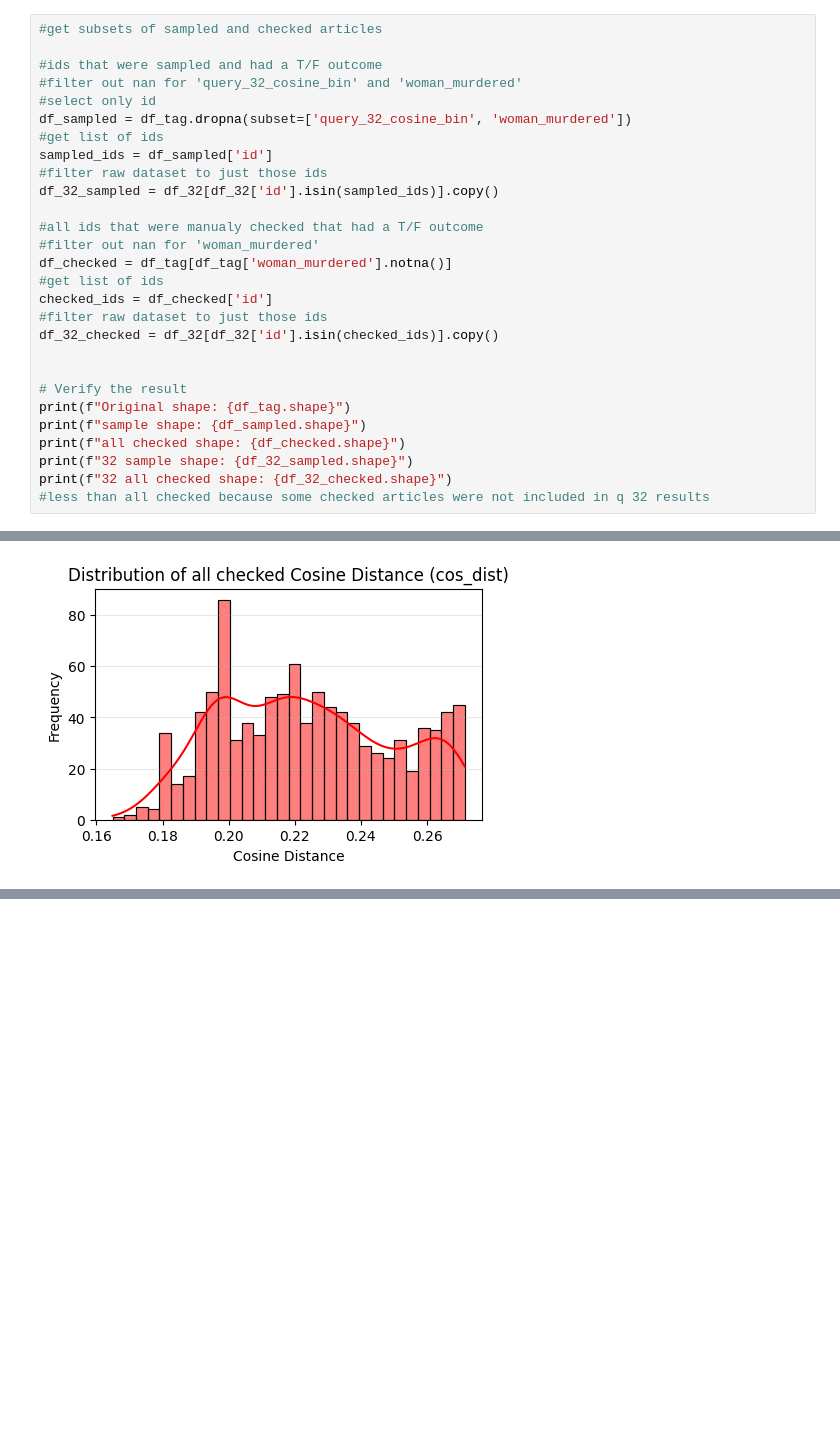
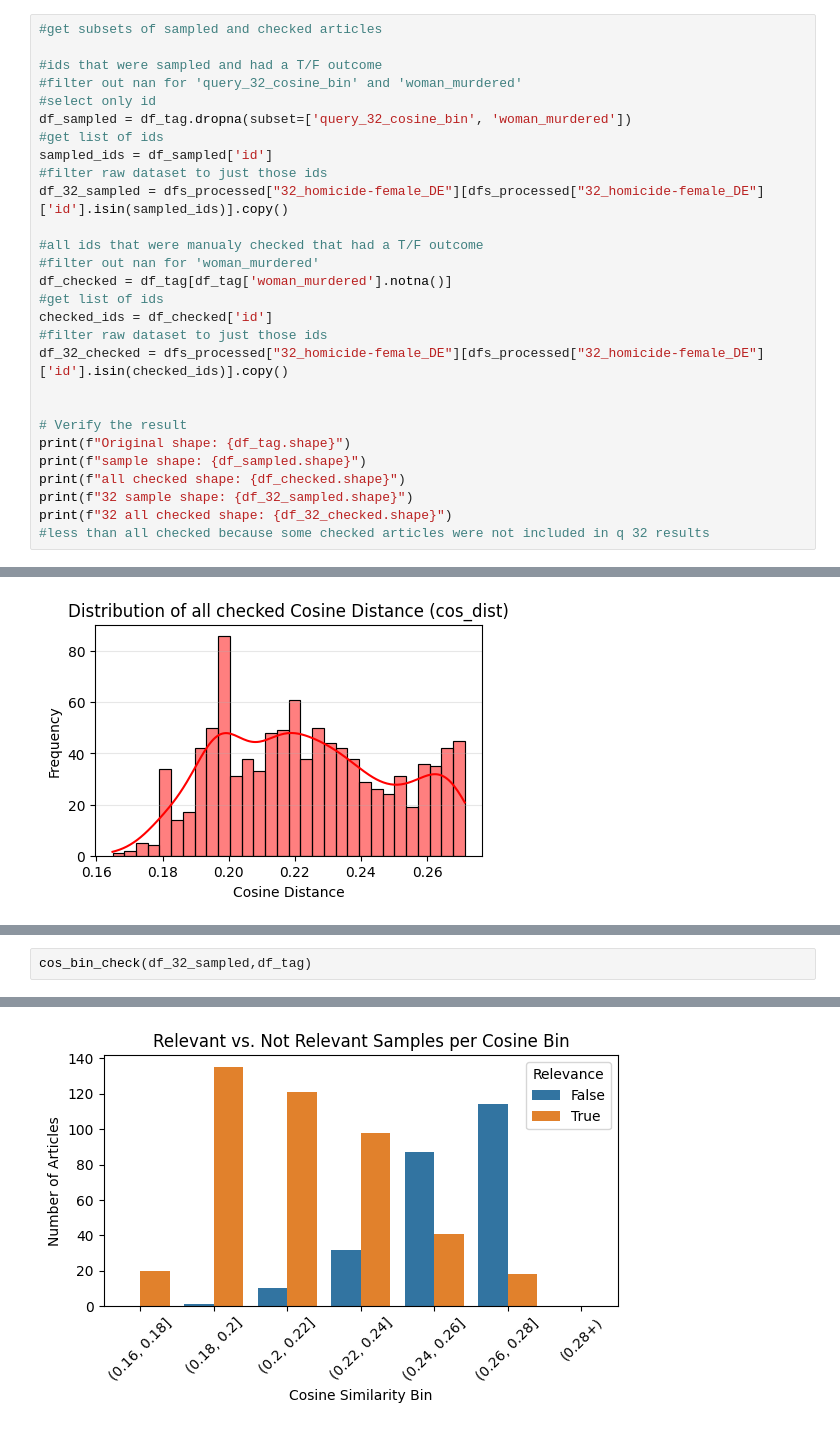
Before and after one commit to madelinemmiller18/geonews_femicide, a Jupyter notebook: experiments/exploratory/relevance_analysis.ipynb, the cells around one changed output, grey strips where cells are left out. Cells and saved outputs as stored; diff of their text form; blank space fills up the shorter version.

```diff
--- a/experiments/exploratory/relevance_analysis.ipynb
+++ b/experiments/exploratory/relevance_analysis.ipynb
@@ -47,7 +164,7 @@ df_sampled = df_tag.dropna(subset=['query_32_cosine_bin', 'woman_murdered'])
 #get list of ids
 sampled_ids = df_sampled['id']
 #filter raw dataset to just those ids
-df_32_sampled = df_32[df_32['id'].isin(sampled_ids)].copy()
+df_32_sampled = dfs_processed["32_homicide-female_DE"][dfs_processed["32_homicide-female_DE"]['id'].isin(sampled_ids)].copy()
 
 #all ids that were manualy checked that had a T/F outcome
 #filter out nan for 'woman_murdered'
@@ -55,7 +172,7 @@ df_checked = df_tag[df_tag['woman_murdered'].notna()]
 #get list of ids
 checked_ids = df_checked['id']
 #filter raw dataset to just those ids
-df_32_checked = df_32[df_32['id'].isin(checked_ids)].copy()
+df_32_checked = dfs_processed["32_homicide-female_DE"][dfs_processed["32_homicide-female_DE"]['id'].isin(checked_ids)].copy()
 
 
 # Verify the result
@@ -534,0 +467,3 @@ Keywords below 50% relevance (weak/negative predictors): 8
+# %%
+cos_bin_check(df_32_sampled,df_tag)
+# %% [output]
@@ -534,0 +487 @@ Keywords below 50% relevance (weak/negative predictors): 8
+[figure, added]
```
Also changed, not shown: parts of 14 cells of this notebook, 7 other files.
